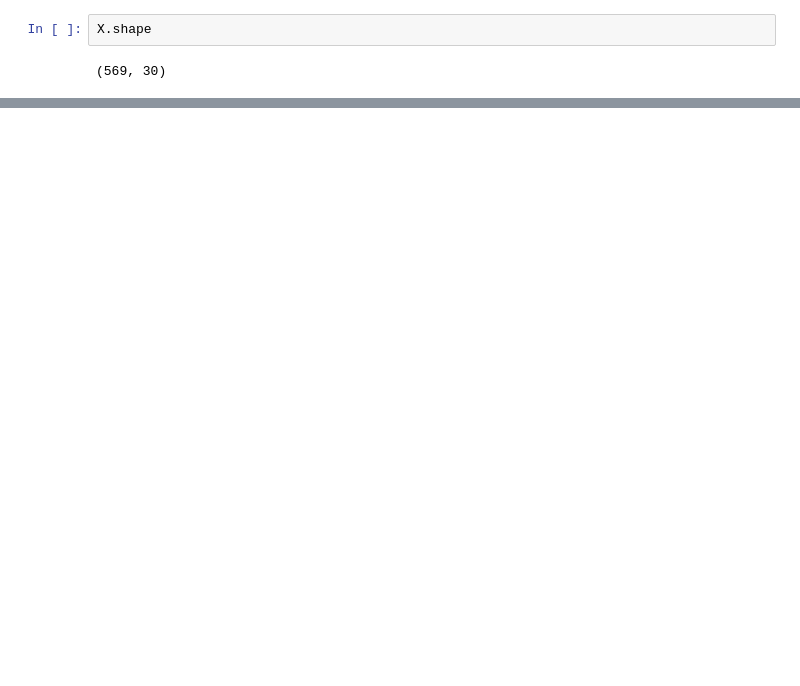
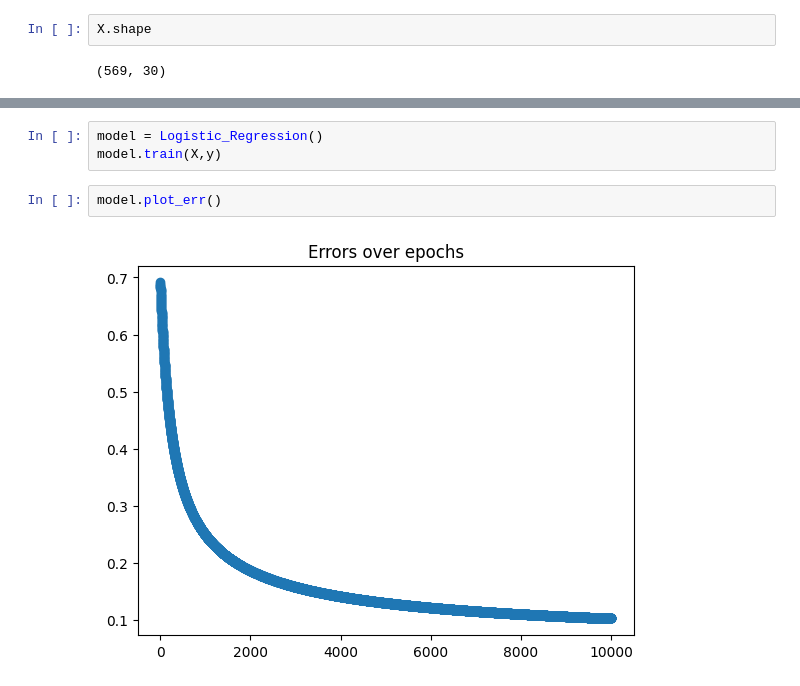
Before and after one commit to saliherdemk/ML-Papers-Implementations, a Jupyter notebook: 0-Early-Works/Logistic-Regression/main.ipynb, the cells around one changed output, grey strips where cells are left out. Cells and saved outputs as stored; diff of their text form; blank space fills up the shorter version.

Commit message:
logistic regression implemented
referance added

c

```diff
--- a/0-Early-Works/Logistic-Regression/main.ipynb
+++ b/0-Early-Works/Logistic-Regression/main.ipynb
@@ -25,0 +100,7 @@ X.shape
+# %%
+model = Logistic_Regression()
+model.train(X,y)
+# %%
+model.plot_err()
+# %% [output]
+[figure, added]
```
Also changed, not shown: parts of 3 cells of this notebook, 1 other file.
